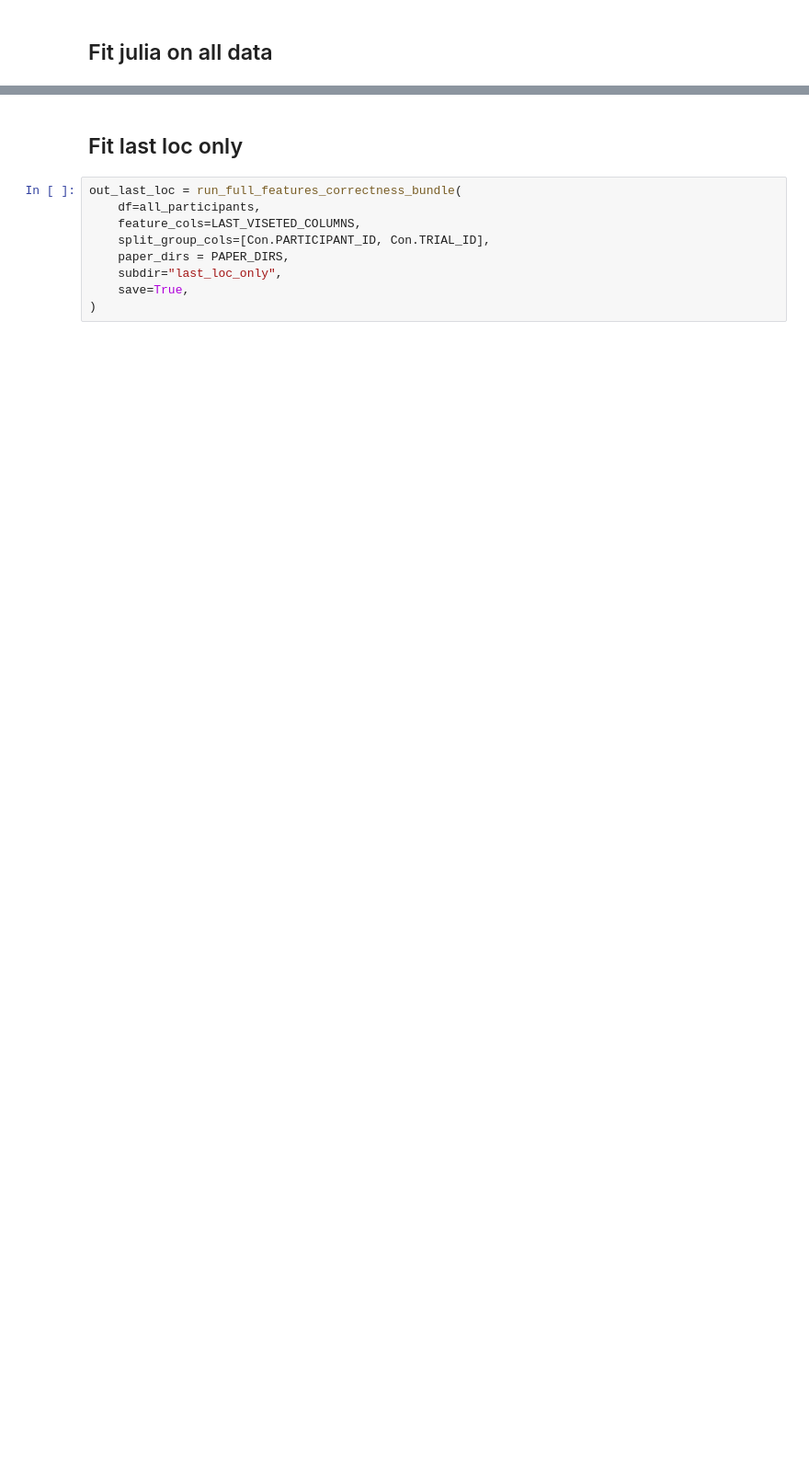
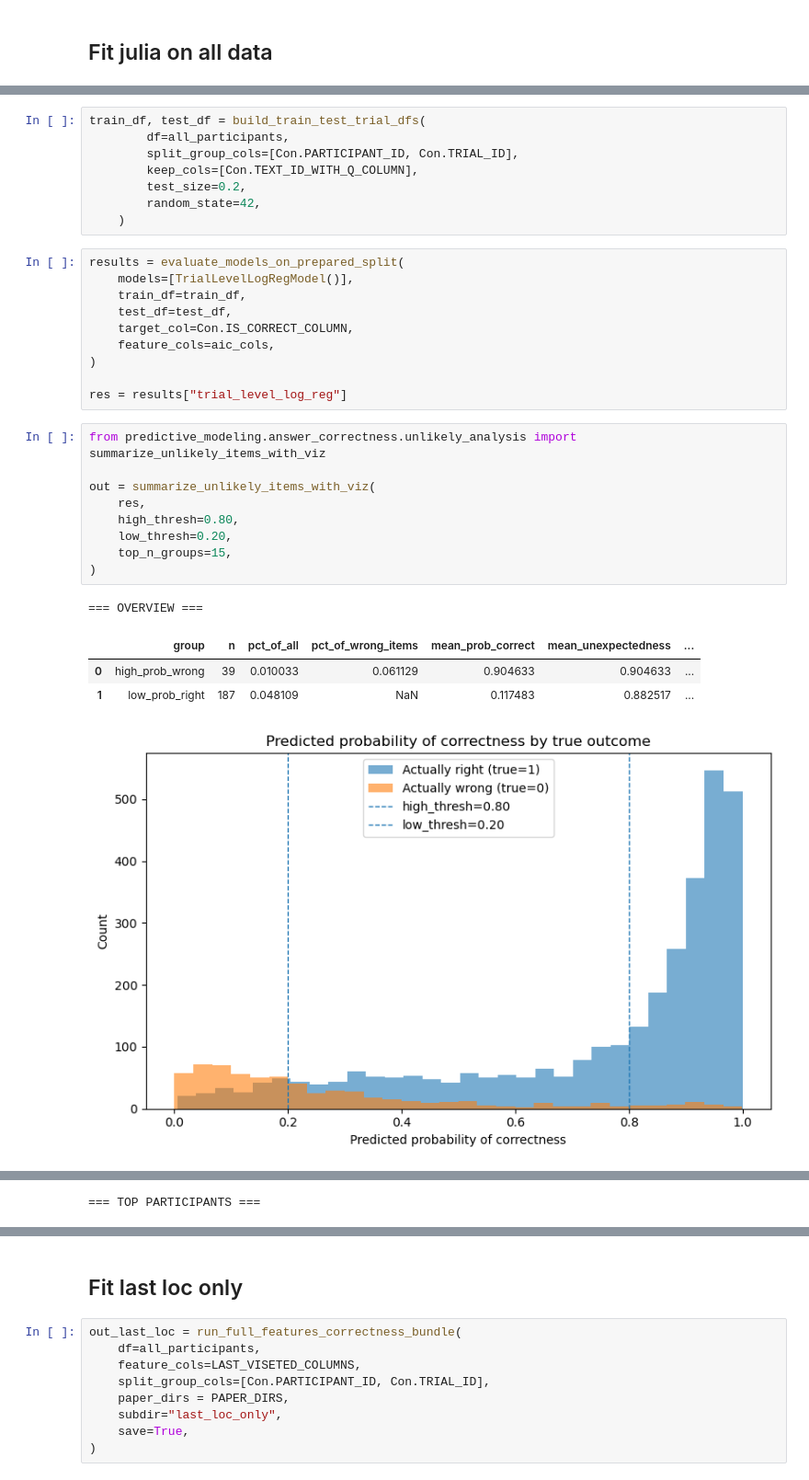
Before and after one commit to Mormorfor/QA_eyetracking, a Jupyter notebook: notebooks/answer_corr_prediction.ipynb, the cells around one changed output, grey strips where cells are left out. Shown at 92% size. Drawn from its saved outputs; the diff is of its cells as text; blank space fills up the shorter version.

```diff
--- a/notebooks/answer_corr_prediction.ipynb
+++ b/notebooks/answer_corr_prediction.ipynb
@@ -442,0 +455,33 @@ bundle_fit_all["random_effects_summary_df"]
+# %%
+train_df, test_df = build_train_test_trial_dfs(
+        df=all_participants,
+        split_group_cols=[Con.PARTICIPANT_ID, Con.TRIAL_ID],
+        keep_cols=[Con.TEXT_ID_WITH_Q_COLUMN],
+        test_size=0.2,
+        random_state=42,
+    )
+# %%
+results = evaluate_models_on_prepared_split(
+    models=[TrialLevelLogRegModel()],
+    train_df=train_df,
+    test_df=test_df,
+    target_col=Con.IS_CORRECT_COLUMN,
+    feature_cols=aic_cols,
+)
+
+res = results["trial_level_log_reg"]
+# %%
+from predictive_modeling.answer_correctness.unlikely_analysis import summarize_unlikely_items_with_viz
+
+out = summarize_unlikely_items_with_viz(
+    res,
+    high_thresh=0.80,
+    low_thresh=0.20,
+    top_n_groups=15,
+)
+# %% [output]
+=== OVERVIEW ===
+|  | group | n | pct_of_all | pct_of_wrong_items | mean_prob_correct | mean_unexpectedness | ... |
+| 0 | high_prob_wrong | 39 | 0.010033 | 0.061129 | 0.904633 | 0.904633 | ... |
+| 1 | low_prob_right | 187 | 0.048109 | NaN | 0.117483 | 0.882517 | ... |
+[figure, added]
@@ -442,0 +489 @@ bundle_fit_all["random_effects_summary_df"]
+=== TOP PARTICIPANTS ===
```
Also changed, not shown: parts of 12 cells of this notebook, 8 other files.
